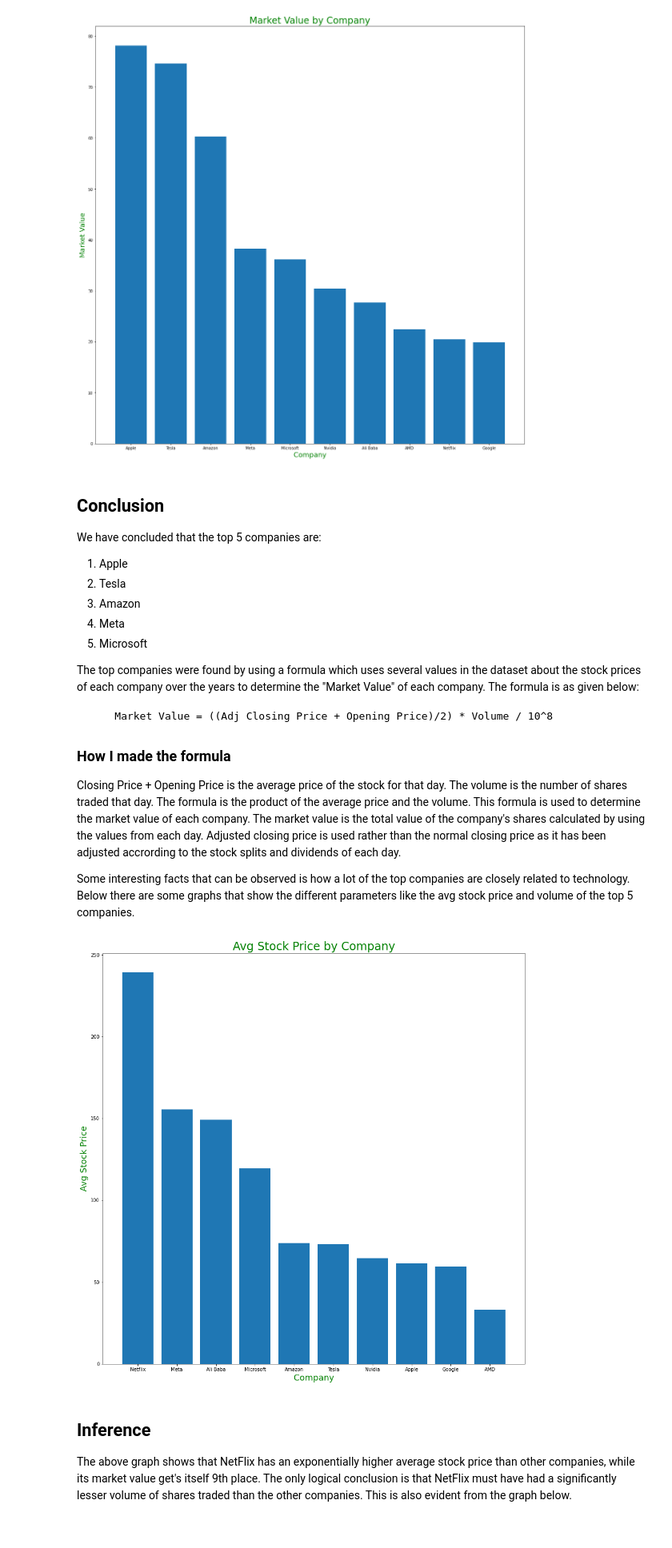
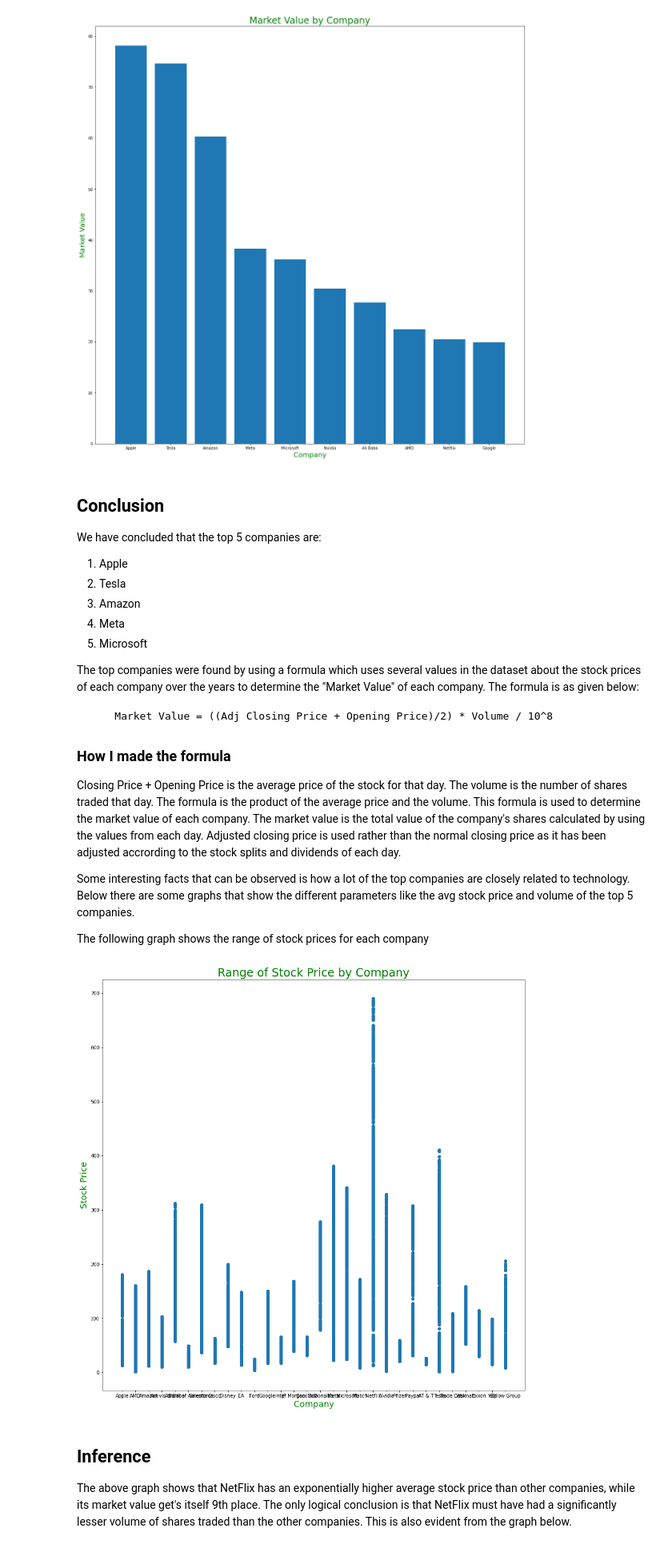
Before and after one commit to ubco-W2022T2-data301/Group35, a Jupyter notebook: analysis/analysis3.ipynb, the cells around one changed output. Shown at 80% size. Cells and saved outputs as stored; diff of their text form; code cells hidden in the pictures.

```diff
--- a/analysis/analysis3.ipynb
+++ b/analysis/analysis3.ipynb
@@ -78,12 +78,12 @@ Below, some visualisation is done to provide the user with graphs for a clearer
 # %%
 # Plot the data
 cleaned['Name'] = cleaned.index
-cleaned = cleaned.head(10)
+temp = cleaned.head(10)
 plt.figure(figsize=(20,20))
 plt.xlabel('Company',fontsize=18).set_color('Green')
 plt.ylabel('Market Value',fontsize=18).set_color('Green')
 plt.title('Market Value by Company', fontsize=24).set_color('Green')
-plt.bar(cleaned['Name'], cleaned['Market Value'])
+plt.bar(temp['Name'], temp['Market Value'])
 plt.show()
 # %% [output]
 [figure]
@@ -106,17 +106,19 @@ The top companies were found by using a formula which uses several values in the
 Closing Price + Opening Price is the average price of the stock for that day. The volume is the number of shares traded that day. The formula is the product of the average price and the volume. This formula is used to determine the market value of each company. The market value is the total value of the company's shares calculated by using the values from each day. Adjusted closing price is used rather than the normal closing price as it has been adjusted accrording to the stock splits and dividends of each day.
 
 Some interesting facts that can be observed is how a lot of the top companies are closely related to technology. Below there are some graphs that show the different parameters like the avg stock price and volume of the top 5 companies.
+
+The following graph shows the range of stock prices for each company
 # %%
 temp = cleaned.sort_values(by=['Avg Stock Price'], inplace=False, ascending=False)
 temp = temp.head(10)
 plt.figure(figsize=(16,16))
 plt.xlabel('Company',fontsize=18).set_color('Green')
-plt.ylabel('Avg Stock Price',fontsize=18).set_color('Green')
-plt.title('Avg Stock Price by Company', fontsize=24).set_color('Green')
-plt.bar(temp['Name'], temp['Avg Stock Price'])
+plt.ylabel('Stock Price',fontsize=18).set_color('Green')
+plt.title('Range of Stock Price by Company', fontsize=24).set_color('Green')
+plt.scatter(df['Company'], df['Avg Stock Price'])
 plt.show()
 # %% [output]
-[figure, old version]
+[figure, new version]
 # %% [markdown]
 ## Inference
 The above graph shows that NetFlix has an exponentially higher average stock price than other companies, while its market value get's itself 9th place. The only logical conclusion is that NetFlix must have had a significantly lesser volume of shares traded than the other companies. This is also evident from the graph below.
```
Also changed, not shown: parts of 2 cells of this notebook.
